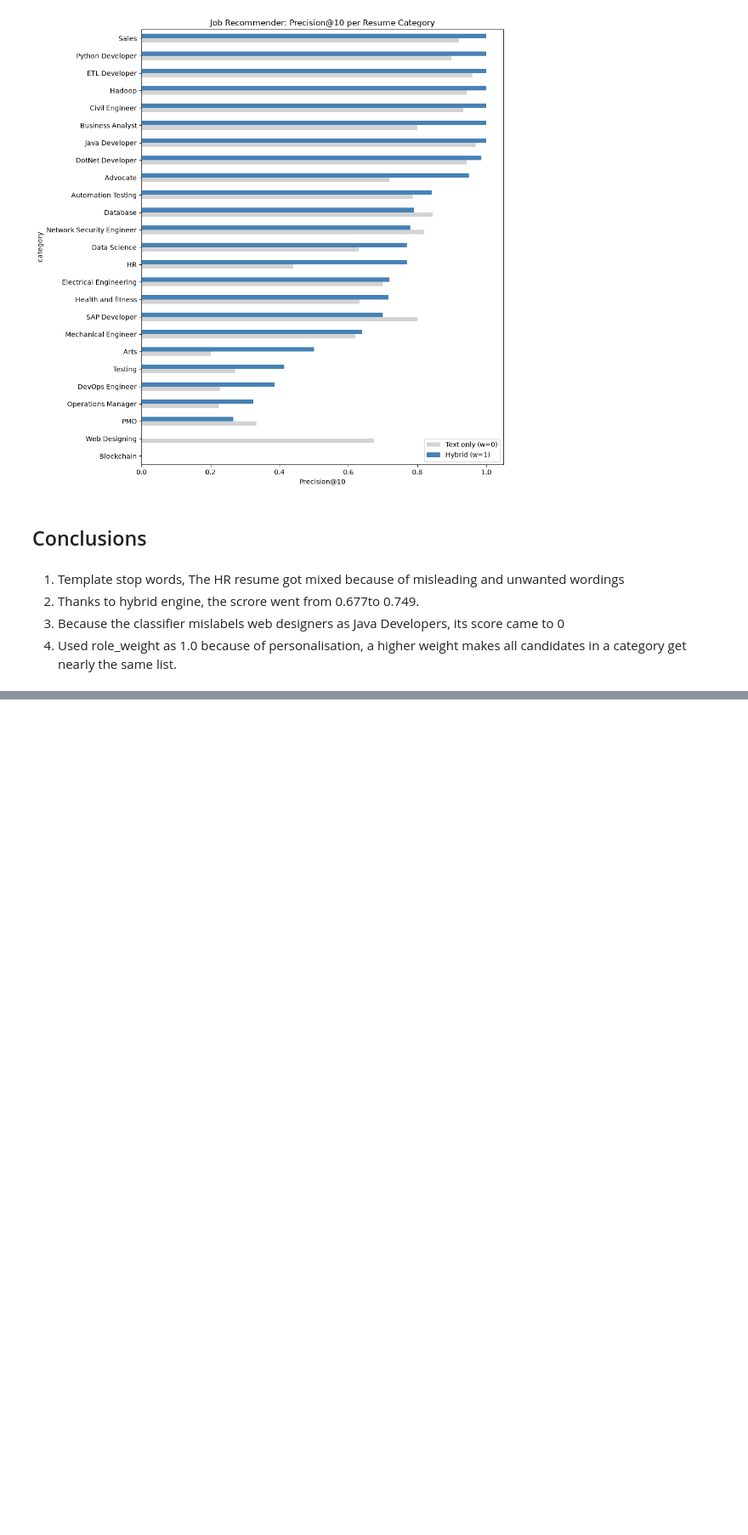
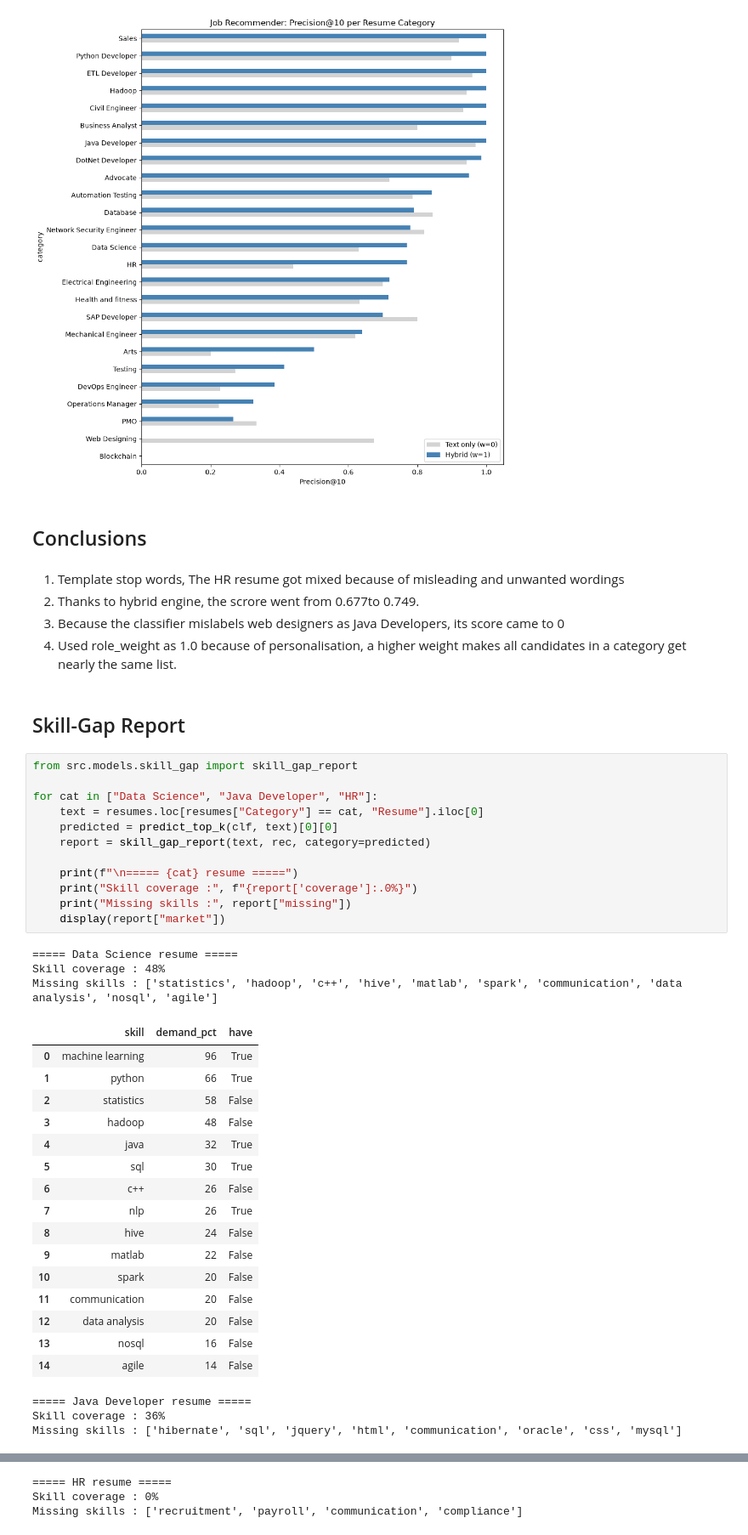
Before and after one commit to Aristo03/SmartHire, a Jupyter notebook: notebooks/03_recommender.ipynb, the cells around one changed output, grey strips where cells are left out. Shown at 85% size. Cells and saved outputs as stored; diff of their text form; blank space fills up the shorter version.

Commit message:
Add personalized skill-gap report based on top-50 matching jobs

```diff
--- a/notebooks/03_recommender.ipynb
+++ b/notebooks/03_recommender.ipynb
@@ -107,3 +107,40 @@ plt.show()
 2. Thanks to hybrid engine, the scrore went from 0.677to 0.749.
 3. Because the classifier mislabels web designers as Java Developers, its score came to 0
 4. Used role_weight as 1.0 because of personalisation, a higher weight makes all candidates in a category get nearly the same list.
+# %% [markdown]
+## Skill-Gap Report
+# %%
+from src.models.skill_gap import skill_gap_report
+
+for cat in ["Data Science", "Java Developer", "HR"]:
+    text = resumes.loc[resumes["Category"] == cat, "Resume"].iloc[0]
+    predicted = predict_top_k(clf, text)[0][0]
+    report = skill_gap_report(text, rec, category=predicted)
+
+    print(f"\n===== {cat} resume =====")
+    print("Skill coverage :", f"{report['coverage']:.0%}")
+    print("Missing skills :", report["missing"])
+    display(report["market"])
+# %% [output]
+===== Data Science resume =====
+Skill coverage : 48%
+Missing skills : ['statistics', 'hadoop', 'c++', 'hive', 'matlab', 'spark', 'communication', 'data analysis', 'nosql', 'agile']
+|  | skill | demand_pct | have |
+| 0 | machine learning | 96 | True |
+| 1 | python | 66 | True |
+| 2 | statistics | 58 | False |
+| 3 | hadoop | 48 | False |
+| 4 | java | 32 | True |
+| 5 | sql | 30 | True |
+| 6 | c++ | 26 | False |
+| 7 | nlp | 26 | True |
+| 8 | hive | 24 | False |
+| 9 | matlab | 22 | False |
+| 10 | spark | 20 | False |
+| 11 | communication | 20 | False |
+| 12 | data analysis | 20 | False |
+| 13 | nosql | 16 | False |
+| 14 | agile | 14 | False |
+===== Java Developer resume =====
+Skill coverage : 36%
+Missing skills : ['hibernate', 'sql', 'jquery', 'html', 'communication', 'oracle', 'css', 'mysql']
@@ -109,0 +163,3 @@ plt.show()
+===== HR resume =====
+Skill coverage : 0%
+Missing skills : ['recruitment', 'payroll', 'communication', 'compliance']
```
Also changed, not shown: parts of 2 cells of this notebook, 4 other files.
